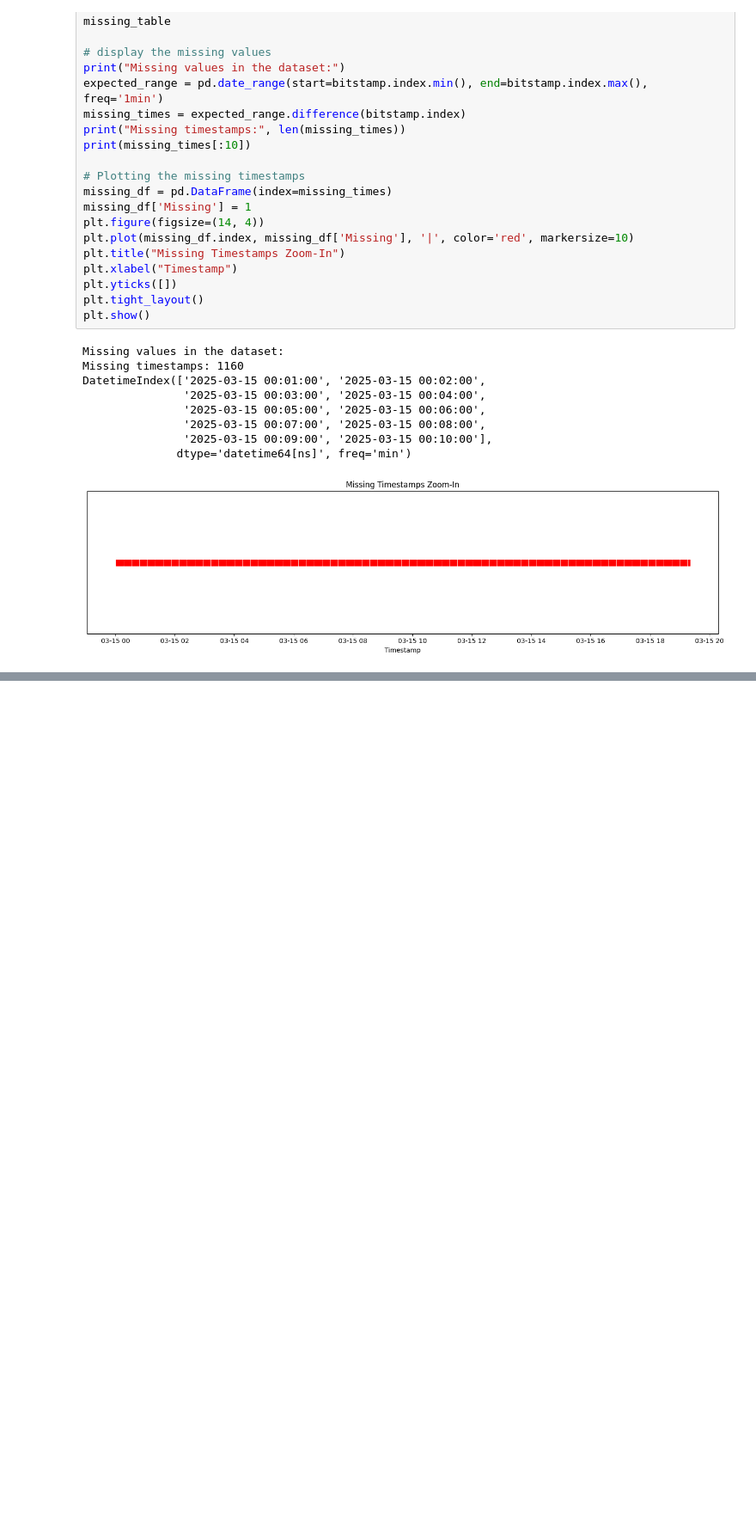
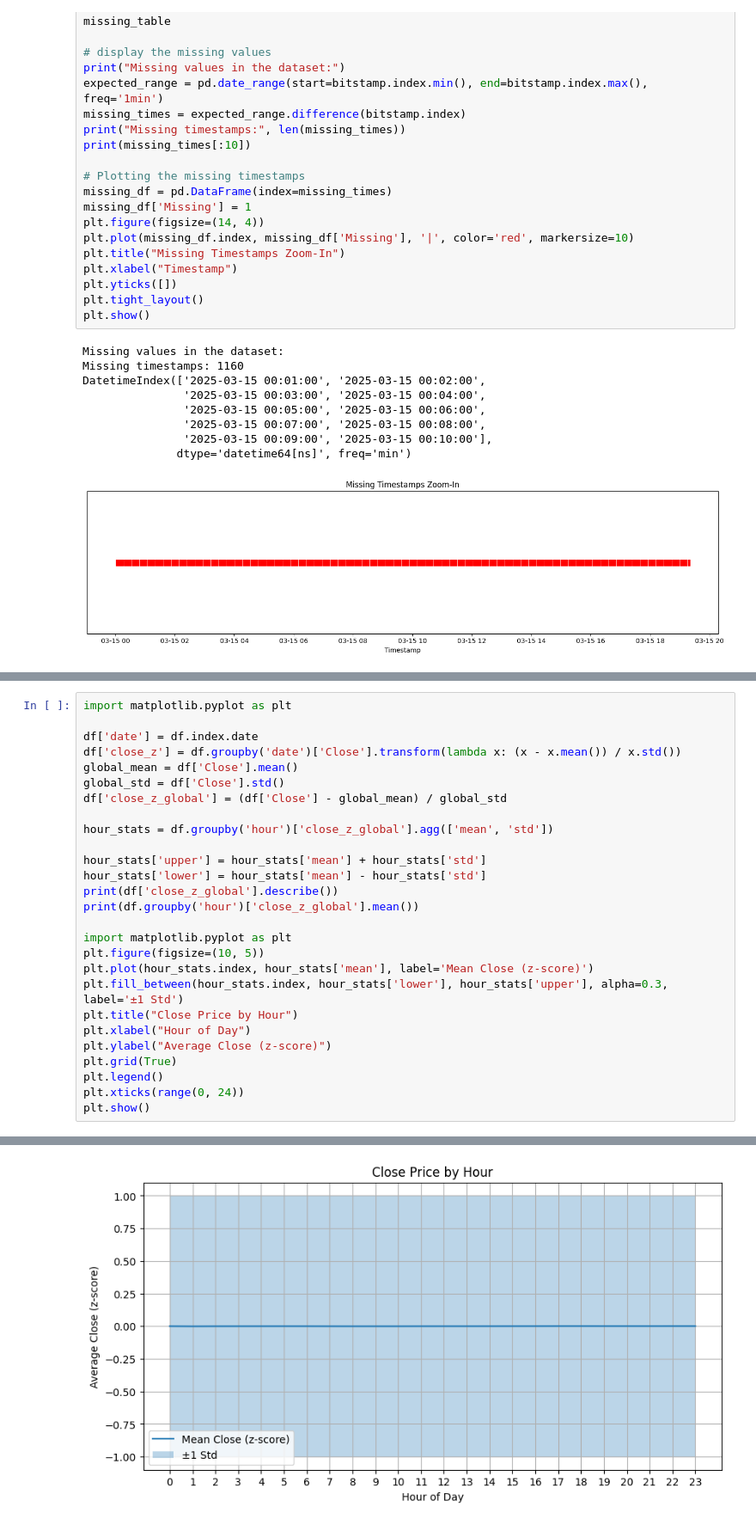
Before and after one commit to jiangfz1997/Bitcoin_Price_Prediction, a Jupyter notebook: notebooks/bitcoin_prediction_LSTM.ipynb, the cells around one changed output, grey strips where cells are left out. Shown at 86% size. Drawn from its saved outputs; the diff is of its cells as text; blank space fills up the shorter version.

```diff
--- a/notebooks/bitcoin_prediction_LSTM.ipynb
+++ b/notebooks/bitcoin_prediction_LSTM.ipynb
@@ -86,0 +268,28 @@ DatetimeIndex([], dtype='datetime64[ns]', freq='min')
+# %%
+import matplotlib.pyplot as plt
+
+df['date'] = df.index.date
+df['close_z'] = df.groupby('date')['Close'].transform(lambda x: (x - x.mean()) / x.std())
+global_mean = df['Close'].mean()
+global_std = df['Close'].std()
+df['close_z_global'] = (df['Close'] - global_mean) / global_std
+
+hour_stats = df.groupby('hour')['close_z_global'].agg(['mean', 'std'])
+
+hour_stats['upper'] = hour_stats['mean'] + hour_stats['std']
+hour_stats['lower'] = hour_stats['mean'] - hour_stats['std']
+print(df['close_z_global'].describe())
+print(df.groupby('hour')['close_z_global'].mean())
+
+import matplotlib.pyplot as plt
+plt.figure(figsize=(10, 5))
+plt.plot(hour_stats.index, hour_stats['mean'], label='Mean Close (z-score)')
+plt.fill_between(hour_stats.index, hour_stats['lower'], hour_stats['upper'], alpha=0.3, label='±1 Std')
+plt.title("Close Price by Hour")
+plt.xlabel("Hour of Day")
+plt.ylabel("Average Close (z-score)")
+plt.grid(True)
+plt.legend()
+plt.xticks(range(0, 24))
+plt.show()
+# %% [output]
@@ -86,0 +313 @@ DatetimeIndex([], dtype='datetime64[ns]', freq='min')
+[figure, added]
```
Also changed, not shown: parts of 12 cells of this notebook.
